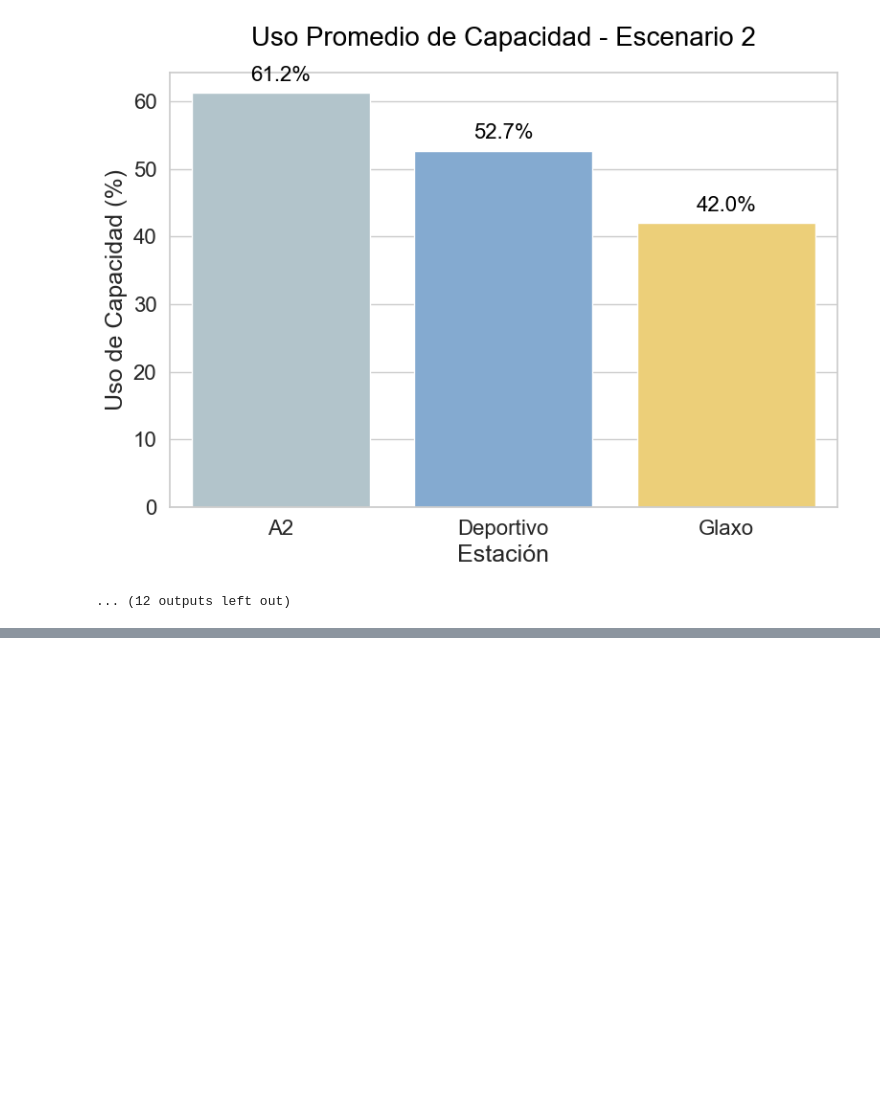
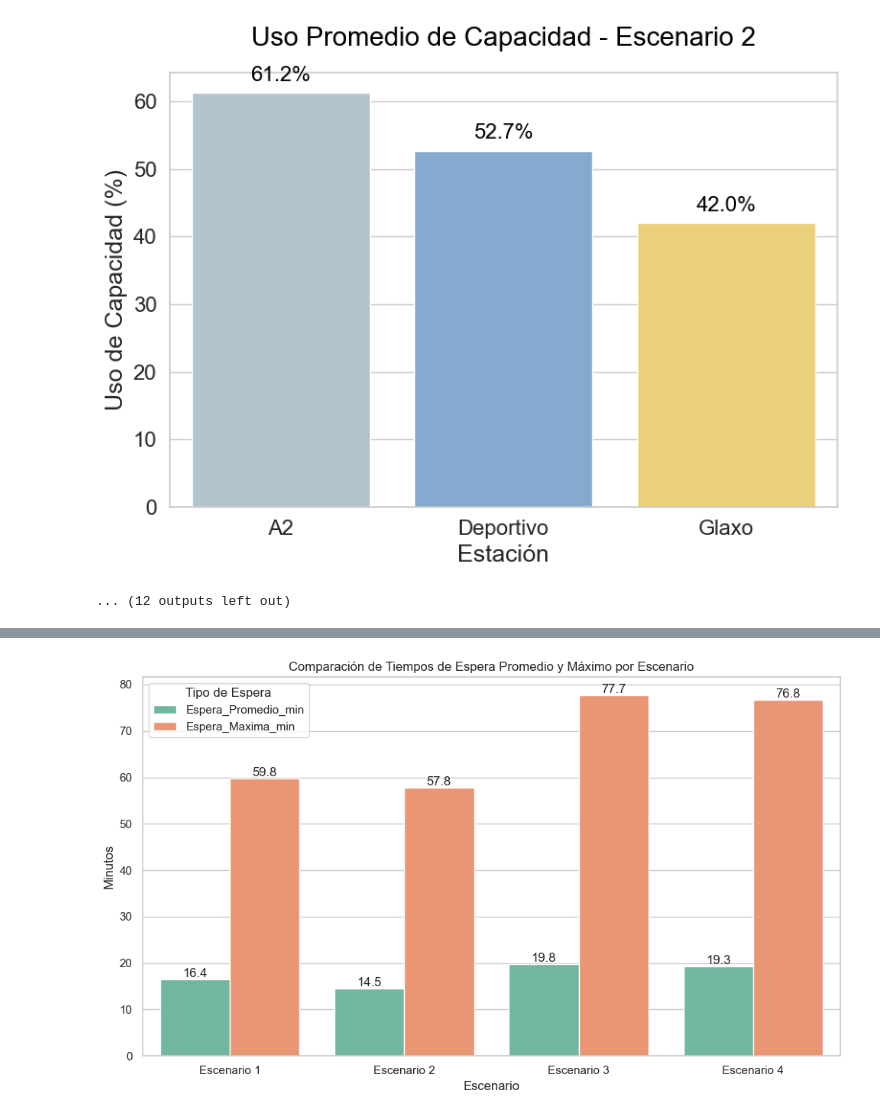
Before and after one commit to paudiaz-a/Simulacion_proyecto, a Jupyter notebook: graficas 3.ipynb, the cells around one changed output, grey strips where cells are left out. Cells and saved outputs as stored; diff of their text form; code cells hidden in the pictures; blank space fills up the shorter version.

```diff
--- a/graficas 3.ipynb
+++ b/graficas 3.ipynb
@@ -618 +616,41 @@ Passing `palette` without assigning `hue` is deprecated and will be removed in v
 [figure]
+# %%
+import pandas as pd
+import matplotlib.pyplot as plt
+import seaborn as sns
+
+# Cargar el archivo
+df = pd.read_excel("Resumen_Todos_Escenarios.xlsx")
+
+# Renombrar los escenarios
+escenario_map = {
+    "Es7_MejorResultado1Glaxomenortiempo": "Escenario 1",
+    "Es8_Mod1van": "Escenario 2",
+    "Esc9_CombinacionDA": "Escenario 3",
+    "Esc10_CombinacionDA_MejorResultado": "Escenario 4"
+}
+df['Escenario'] = df['Escenario'].map(escenario_map)
+
+# Agrupar por escenario (general, no por estación)
+df_grouped = df.groupby("Escenario")[["Espera_Promedio_min", "Espera_Maxima_min"]].mean().reset_index()
+
+# Convertir a formato largo para graficar
+df_melted = df_grouped.melt(id_vars="Escenario", var_name="Tipo_Espera", value_name="Minutos")
+
+# Crear gráfica de barras
+plt.figure(figsize=(10, 6))
+sns.set(style="whitegrid")
+ax = sns.barplot(data=df_melted, x="Escenario", y="Minutos", hue="Tipo_Espera", palette="Set2")
+
+# Añadir etiquetas en las barras
+for container in ax.containers:
+    ax.bar_label(container, fmt='%.1f', label_type='edge', fontsize=12)
+
+plt.title("Comparación de Tiempos de Espera Promedio y Máximo por Escenario")
+plt.xlabel("Escenario")
+plt.ylabel("Minutos")
+plt.legend(title="Tipo de Espera")
+plt.tight_layout()
+plt.show()
+# %% [output]
+[figure, added]
```
Also changed, not shown: parts of 7 cells of this notebook, 2 other files.
